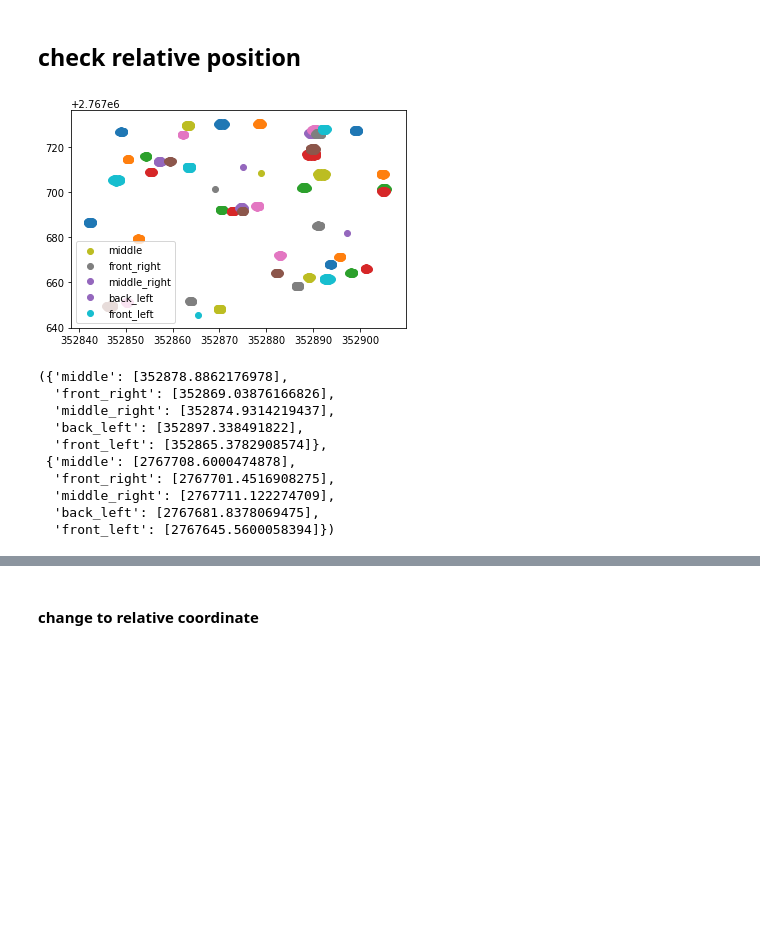
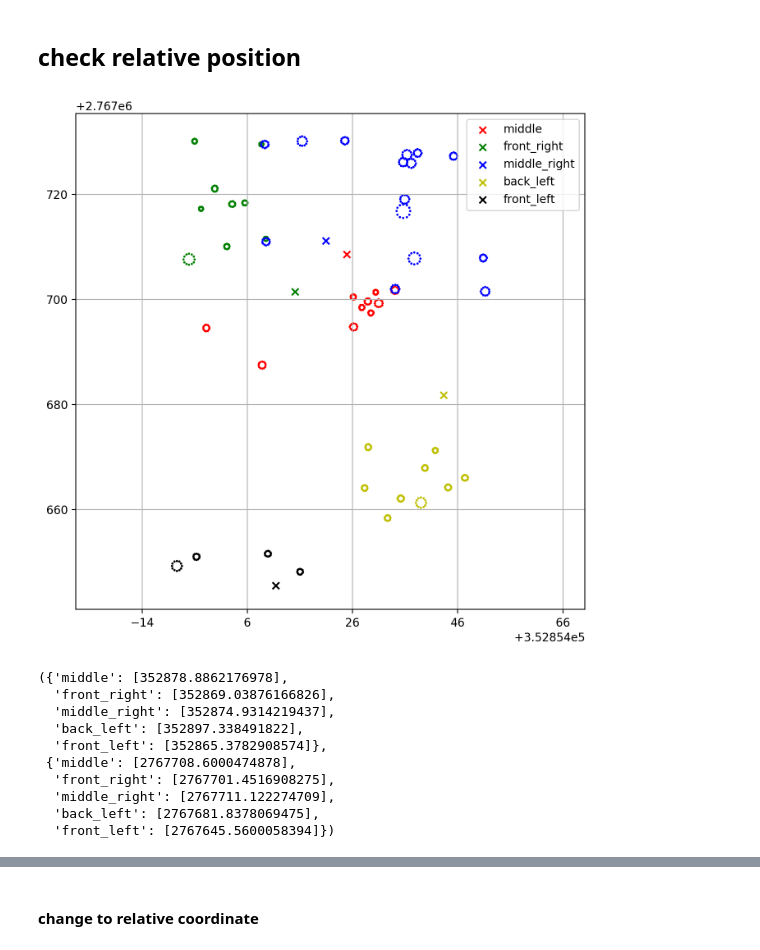
Before and after one commit to Chen-Yu-Qiang/mapping_explorer, a Jupyter notebook: jupyterNotebook/merge_map.ipynb, the cells around one changed output, grey strips where cells are left out. Cells and saved outputs as stored; diff of their text form; code cells hidden in the pictures; blank space fills up the shorter version.

```diff
--- a/jupyterNotebook/merge_map.ipynb
+++ b/jupyterNotebook/merge_map.ipynb
@@ -65,7 +65,7 @@ def get_init_utm_npy(lat, lng):
 # %%
 def traj(utm_x_traj,utm_y_traj, title):
     '''draw with pos'''
-    fig3, ax3 = plt.subplots(figsize=(5, 5),dpi=80)
+#     fig3, ax3 = plt.subplots(figsize=(5, 5),dpi=80)
     plt.grid(True)
     plt.axis('equal')
     plt.plot(utm_x_traj,utm_y_traj,'-o',c='black',label='preset positive bd')
@@ -77,7 +77,7 @@ def traj(utm_x_traj,utm_y_traj, title):
     plt.yticks(fontsize=15 )
     plt.axis('equal', fontsize=18)
     plt.title(title)
-    plt.show()
+#     plt.show()
 # %%
 for item in lat_dict.keys():
     utm_x_traj, utm_y_traj = get_init_utm_npy(lat_dict[item], lng_dict[item])
@@ -138,27 +138,42 @@ num, 2048*2048
 # %% [markdown]
 ## check relative position
 # %%
+fig3, ax3 = plt.subplots(figsize=(8, 8),dpi=200)
+
+
 utm_start_x_dict = {}
 utm_start_y_dict = {}
-num_trunk = [8,8,16,9,4]
+num_trunk = [10,9,15,9,4]
+color = ['r','g','b','y', 'k']
 for index, item in enumerate(file_name.keys()):
     shp_path = '/home/ncslaber/110-1/211002_allLibrary/'+file_name[item]+'/1116_test2_after_preprocess/shapefiles/'
     for i in range(num_trunk[index]):
         neg_bd = np.load(shp_path+'neg_'+str(i+1)+'_bd_utm.npy')
-        plt.scatter(neg_bd[:,0], neg_bd[:,1])
+        plt.scatter(neg_bd[:,0], neg_bd[:,1], s=1, c=color[index])
 
     lat_start = np.mean(lat_dict[item][:25])
     lng_start = np.mean(lng_dict[item][:25])
     utm_start_x, utm_start_y = get_init_utm_npy([lat_start], [lng_start])
     utm_start_x_dict[item] = utm_start_x
     utm_start_y_dict[item] = utm_start_y
-    plt.scatter(utm_start_x, utm_start_y, label=item)
+    plt.scatter(utm_start_x, utm_start_y, label=item, c=color[index], marker='x')
 
+# for item in lat_dict.keys():
+#     utm_x_traj, utm_y_traj = get_init_utm_npy(lat_dict[item], lng_dict[item])
+#     traj(utm_x_traj,utm_y_traj, item)
 plt.legend()
+
+ax3.grid(which='both')
+ax3.axis('equal')
+ax3.get_xaxis().get_major_formatter().set_useOffset(
+            round(min(utm_x_traj) / 1000, 3)*1000)
+ax3.grid(which='minor', alpha=0.2)
+ax3.grid(which='major', alpha=1)
+
 plt.show()
 utm_start_x_dict, utm_start_y_dict
 # %% [output]
-[figure, old version]
+[figure, new version]
 ({'middle': [352878.8862176978],
   'front_right': [352869.03876166826],
   'middle_right': [352874.9314219437],
```
Also changed, not shown: parts of 19 cells of this notebook, 3 other files.
